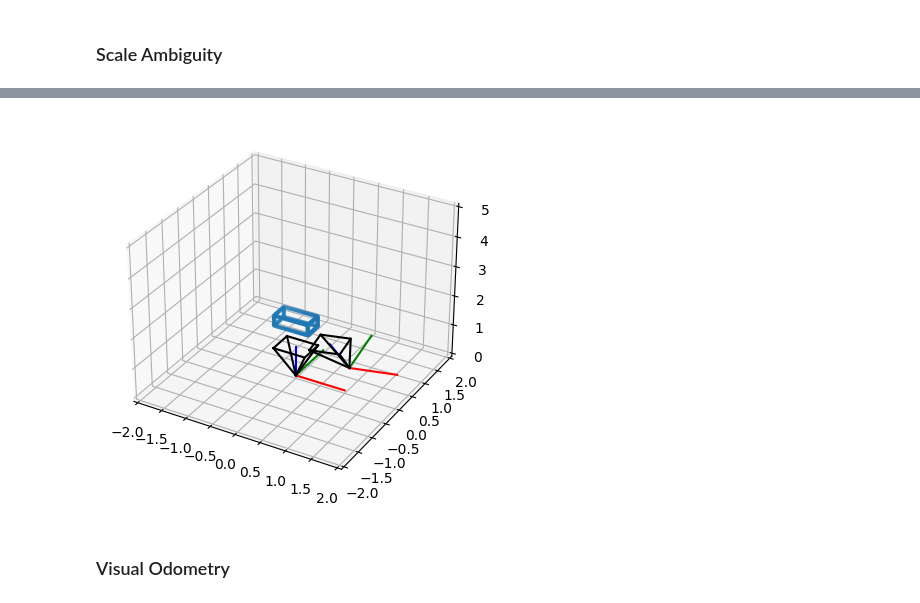
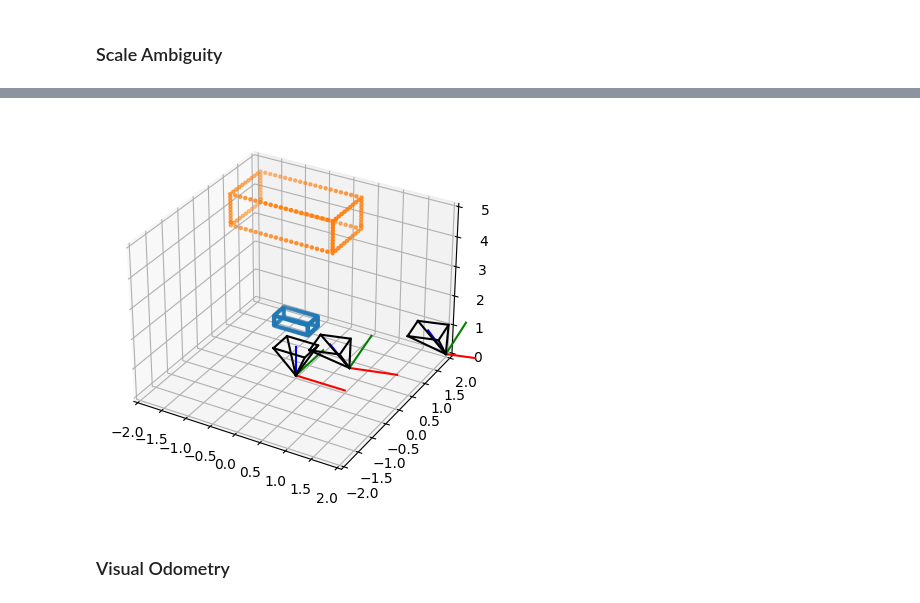
Before and after one commit to imkaywu/3d-vision-tutorial, a Jupyter notebook: 07_epipolar_geometry.ipynb, the cells around one changed output, grey strips where cells are left out. Drawn from its saved outputs; the diff is of its cells as text; code cells hidden in the pictures.

```diff
--- a/07_epipolar_geometry.ipynb
+++ b/07_epipolar_geometry.ipynb
@@ -452,17 +449,18 @@ The reconstructed scene and camera position is a scaled version of the real scen
 # %%
 # Visualize the 3D box and two cameras
 fig = plt.figure()
 ax = plt.axes(projection='3d')
 ax.set_xlim(-2, 2)
 ax.set_ylim(-2, 2)
 ax.set_zlim(0, 5)
-for Rt in (Rt1, Rt2_est):
+for Rt in (Rt1, Rt2, Rt2_est):
   R, t = Rt[:,:3], Rt[:,3]
   plot_camera(ax, R, t, w, h, f, px_size)
 plot_data(ax, X_est[0], X_est[1], X_est[2])
+plot_data(ax, X[0], X[1], X[2])
 plt.show()
 # %% [output]
-[figure, old version]
+[figure, new version]
 # %% [markdown]
 ### Visual Odometry
 # %%
```
Also changed, not shown: parts of 1 cell of this notebook, 1 other file.
